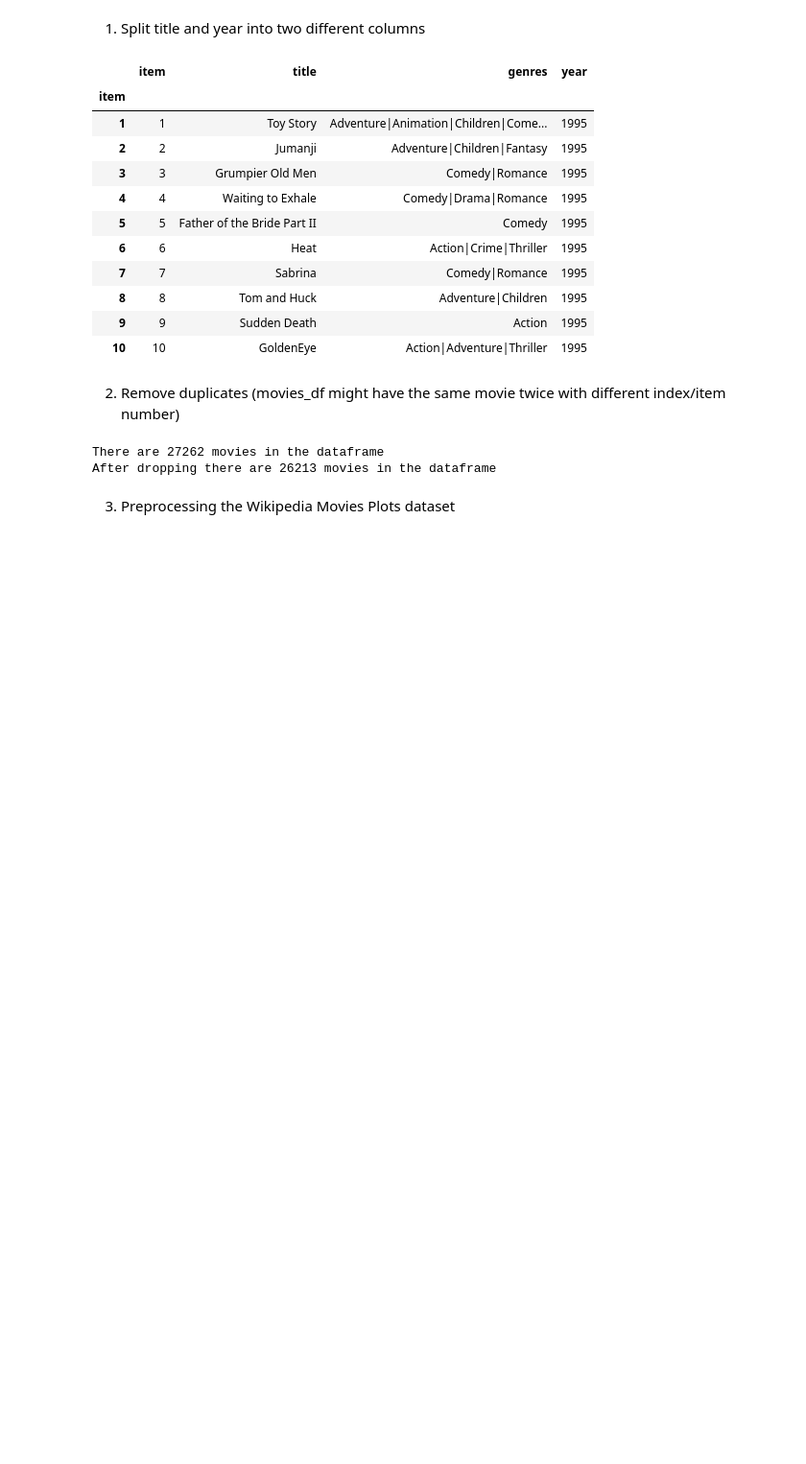
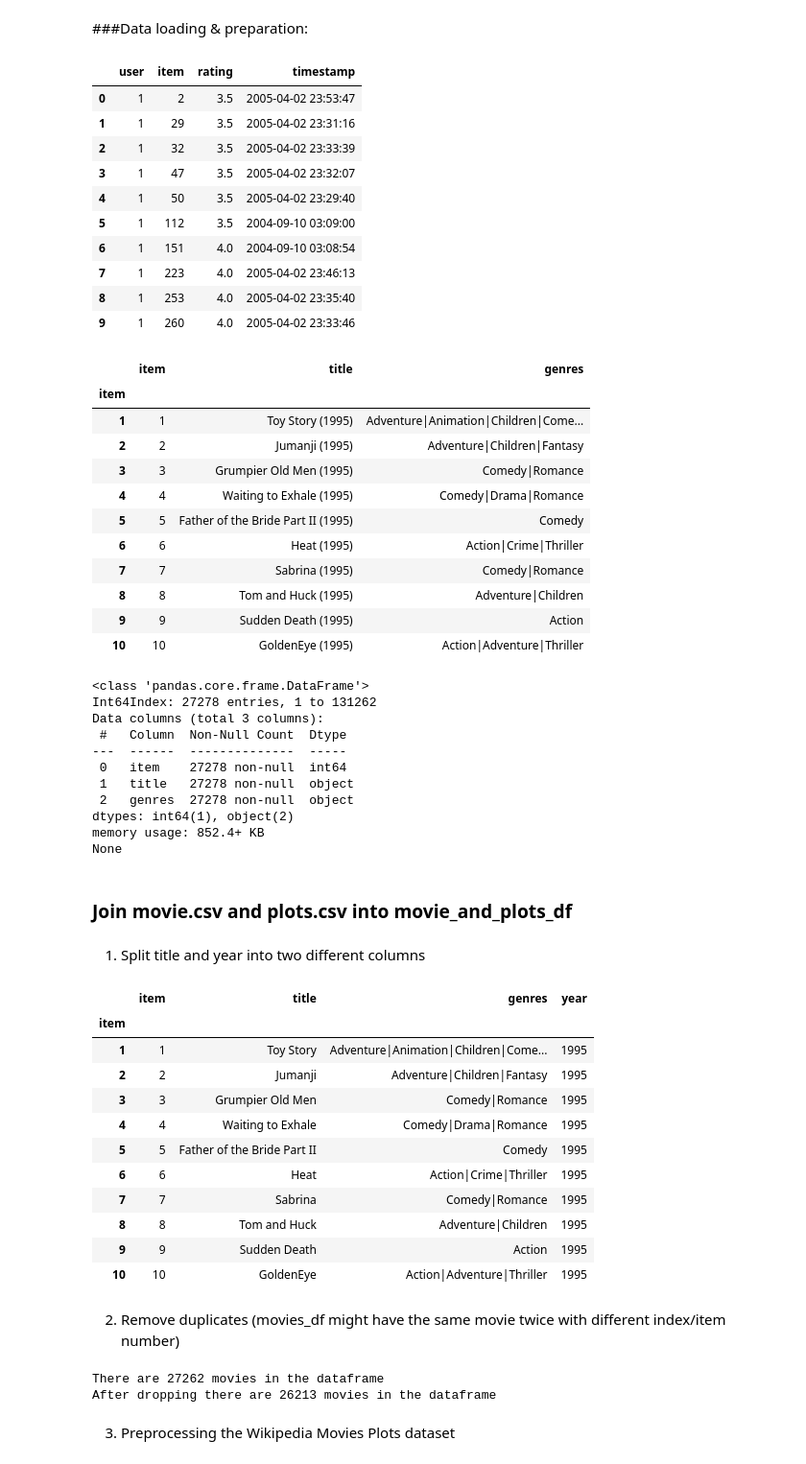
Before and after one commit to csotogd/Recommender-System-santa-claus, a Jupyter notebook: RS project.ipynb, the cells around one changed output. Shown at 96% size. Saved outputs shown, nothing was run; the diff lists cells and outputs as text; code cells hidden in the pictures; blank space fills up the shorter version.

```diff
--- a/RS project.ipynb
+++ b/RS project.ipynb
@@ -1325,3 +73,58 @@ Evaluator of content based algorithm
+# %% [markdown]
+###Data loading & preparation:
+# %%
+ratings_df = pd.read_csv(data_path+"/rating.csv")
+ratings_df.rename(columns={'userId': 'user',
+                   'movieId': 'item'},
+          inplace=True, errors='raise')
+display(ratings_df.head(10))
+
+movies_df = pd.read_csv(data_path+"/movie.csv")
+movies_df.rename(columns={'movieId': 'item'},
+          inplace=True, errors='raise')
+movies_df.index = movies_df['item']
+movies_df = movies_df.drop_duplicates(subset='item', keep='first') #we make sure there are no duplicates in the dataset
+
+display(movies_df.head(10))
+print(movies_df.info())
+count_ratings_df = ratings_df[['user','item']].groupby(['item']).count()
+# %% [output]
+|  | user | item | rating | timestamp |
+| 0 | 1 | 2 | 3.5 | 2005-04-02 23:53:47 |
+| 1 | 1 | 29 | 3.5 | 2005-04-02 23:31:16 |
+| 2 | 1 | 32 | 3.5 | 2005-04-02 23:33:39 |
+| 3 | 1 | 47 | 3.5 | 2005-04-02 23:32:07 |
+| 4 | 1 | 50 | 3.5 | 2005-04-02 23:29:40 |
+| 5 | 1 | 112 | 3.5 | 2004-09-10 03:09:00 |
+| 6 | 1 | 151 | 4.0 | 2004-09-10 03:08:54 |
+| 7 | 1 | 223 | 4.0 | 2005-04-02 23:46:13 |
+| 8 | 1 | 253 | 4.0 | 2005-04-02 23:35:40 |
+| 9 | 1 | 260 | 4.0 | 2005-04-02 23:33:46 |
+|  | item | title | genres |
+| item |  |  |  |
+| 1 | 1 | Toy Story (1995) | Adventure|Animation|Children|Come... |
+| 2 | 2 | Jumanji (1995) | Adventure|Children|Fantasy |
+| 3 | 3 | Grumpier Old Men (1995) | Comedy|Romance |
+| 4 | 4 | Waiting to Exhale (1995) | Comedy|Drama|Romance |
+| 5 | 5 | Father of the Bride Part II (1995) | Comedy |
+| 6 | 6 | Heat (1995) | Action|Crime|Thriller |
+| 7 | 7 | Sabrina (1995) | Comedy|Romance |
+| 8 | 8 | Tom and Huck (1995) | Adventure|Children |
+| 9 | 9 | Sudden Death (1995) | Action |
+| 10 | 10 | GoldenEye (1995) | Action|Adventure|Thriller |
+<class 'pandas.core.frame.DataFrame'>
+Int64Index: 27278 entries, 1 to 131262
+Data columns (total 3 columns):
+ #   Column  Non-Null Count  Dtype
+---  ------  --------------  -----
+ 0   item    27278 non-null  int64
+ 1   title   27278 non-null  object
+ 2   genres  27278 non-null  object
+dtypes: int64(1), object(2)
+memory usage: 852.4+ KB
+None
+# %% [markdown]
+### Join movie.csv and plots.csv into movie_and_plots_df
 # %% [markdown]
 1. Split title and year into two different columns
 # %%
```
Also changed, not shown: parts of 229 cells of this notebook.
